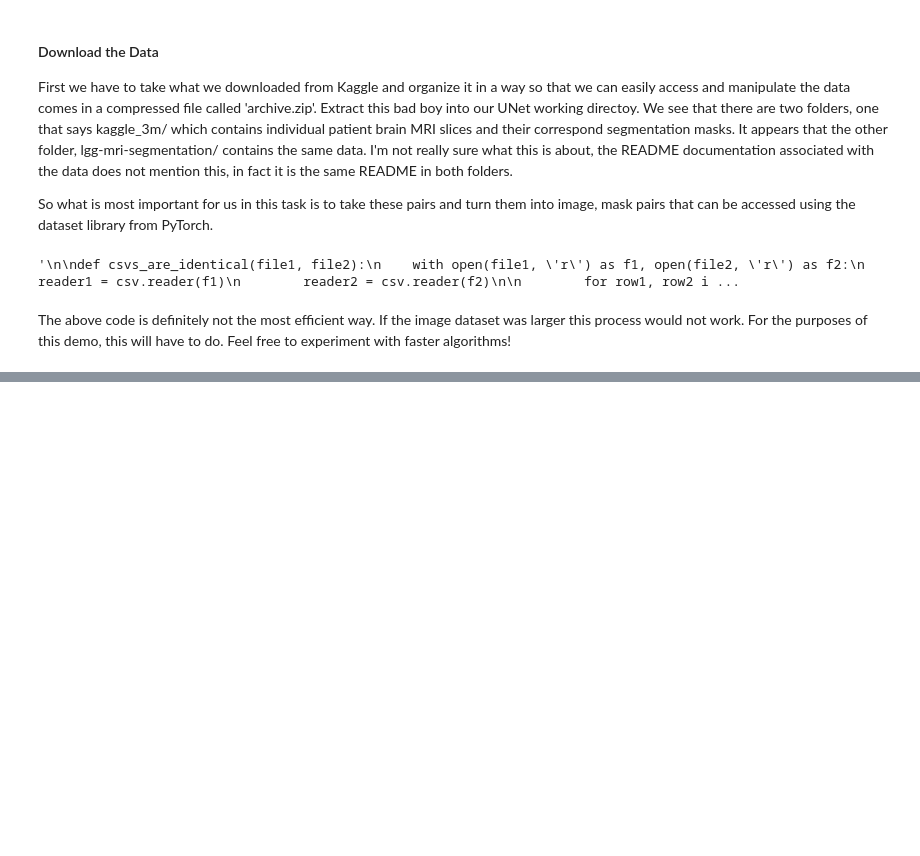
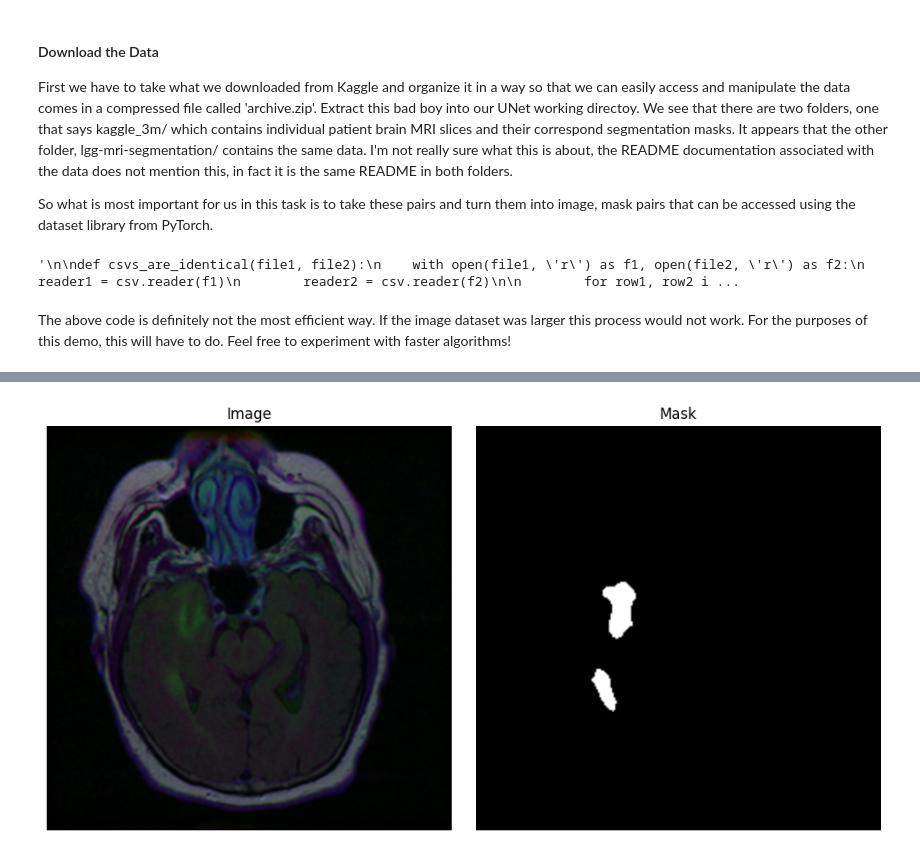
Before and after one commit to Chunt0/puttyU, a Jupyter notebook: Diffusion/UNet/unet.ipynb, the cells around one changed output, grey strips where cells are left out. Cells and saved outputs as stored; diff of their text form; code cells hidden in the pictures; blank space fills up the shorter version.

```diff
--- a/Diffusion/UNet/unet.ipynb
+++ b/Diffusion/UNet/unet.ipynb
@@ -256,0 +310,27 @@ class ImgSegDataset(Dataset):
+# %%
+# Now let's turn them into DataLoaders
+# Set batch_size
+BS = 1
+
+train_dl = DataLoader(train_dataset, batch_size=BS, shuffle=True)
+test_dl = DataLoader(test_dataset, batch_size=BS, shuffle=True)
+
+# Try it out
+img, mask = next(iter(train_dl))
+img = img.squeeze()
+img = img.permute(1,2,0)
+mask = mask.squeeze()
+fig, (ax1, ax2) = plt.subplots(1, 2, figsize=(10,5))
+
+ax1.imshow(img)
+ax1.axis('off')
+ax1.set_title(f'Image')
+
+ax2.imshow(mask, cmap="gray")
+ax2.axis('off')
+ax2.set_title(f'Mask')
+
+plt.tight_layout()
+plt.show()
+# %% [output]
+[figure, added]
```
Also changed, not shown: parts of 3 cells of this notebook.
